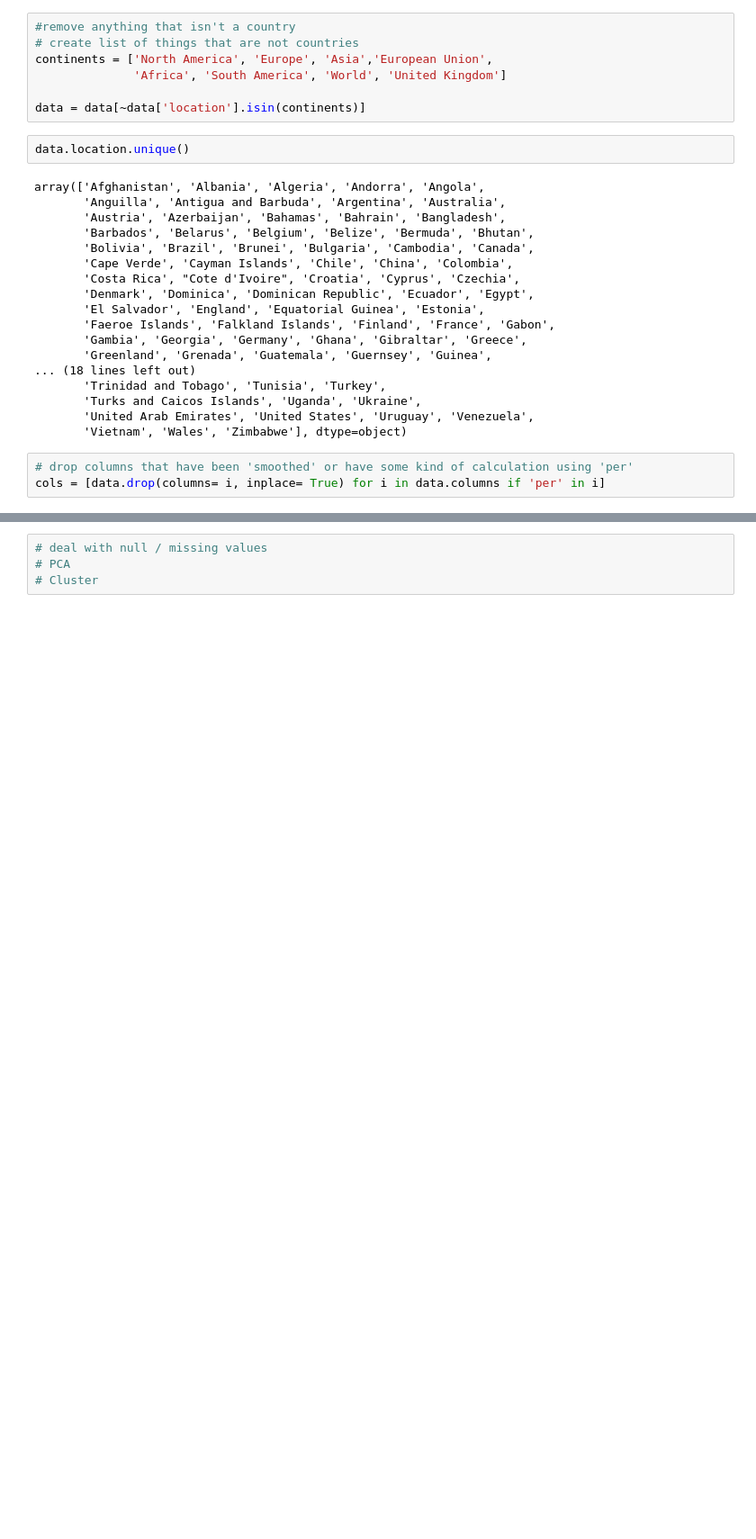
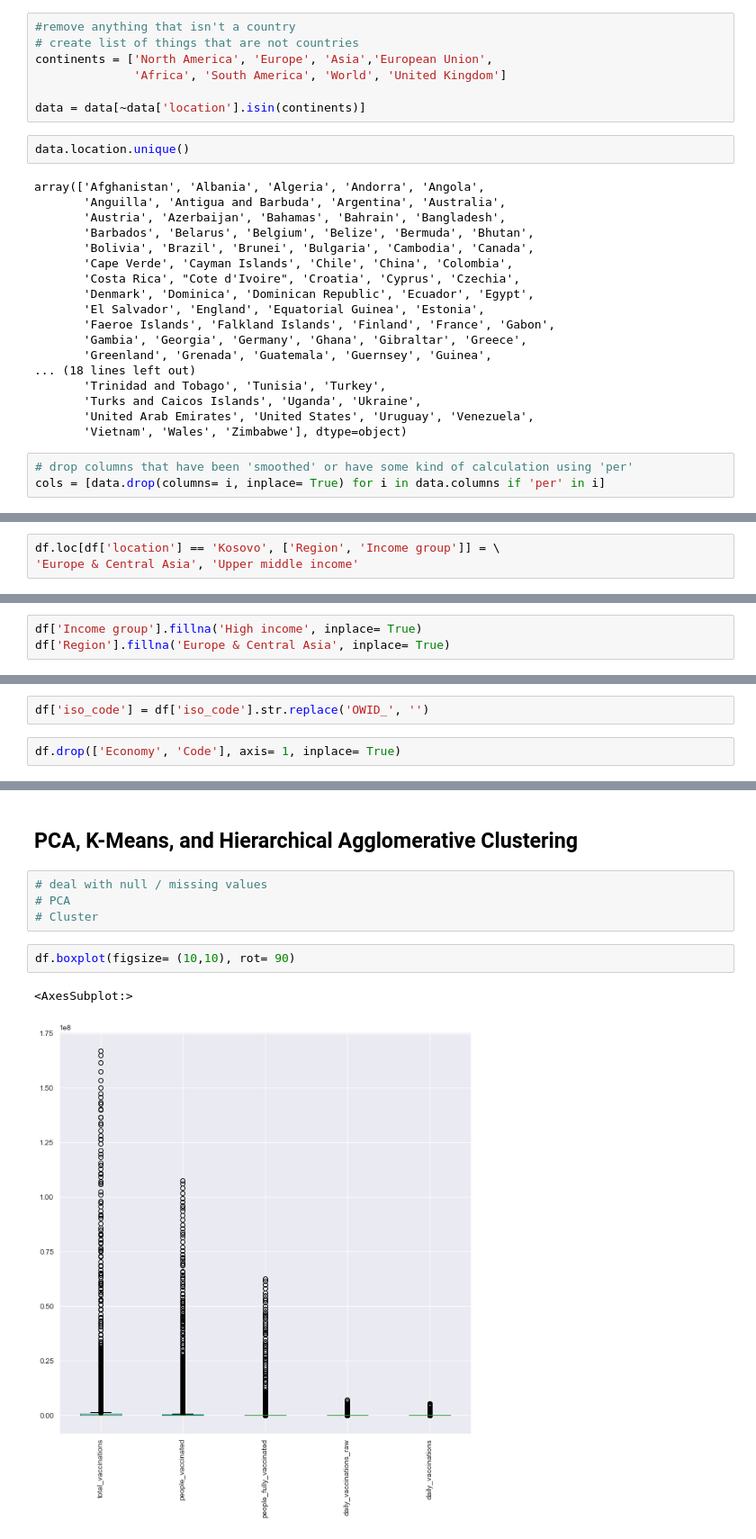
Before and after one commit to cassnutt/worldwide_covid19_vaccines, a Jupyter notebook: Market Segmentation.ipynb, the cells around one changed output, grey strips where cells are left out. Shown: that part at 90% size. Saved outputs shown, nothing was run; the diff lists cells and outputs as text; blank space fills up the shorter version.

Commit message:
clustering and pca begun

```diff
--- a/Market Segmentation.ipynb
+++ b/Market Segmentation.ipynb
@@ -107,0 +270,3 @@ memory usage: 697.9+ KB
+# %%
+df.loc[df['location'] == 'Kosovo', ['Region', 'Income group']] = \
+'Europe & Central Asia', 'Upper middle income'
@@ -107,0 +275,3 @@ memory usage: 697.9+ KB
+# %%
+df['Income group'].fillna('High income', inplace= True)
+df['Region'].fillna('Europe & Central Asia', inplace= True)
@@ -107,0 +302,4 @@ memory usage: 697.9+ KB
+# %%
+df['iso_code'] = df['iso_code'].str.replace('OWID_', '')
+# %%
+df.drop(['Economy', 'Code'], axis= 1, inplace= True)
@@ -108,4 +320,11 @@ memory usage: 697.9+ KB
+# %% [markdown]
+## PCA, K-Means, and Hierarchical Agglomerative Clustering
 # %%
 # deal with null / missing values
 # PCA
 # Cluster
+# %%
+df.boxplot(figsize= (10,10), rot= 90)
+# %% [output]
+<AxesSubplot:>
+[figure, added]
```
Also changed, not shown: parts of 47 cells of this notebook.
